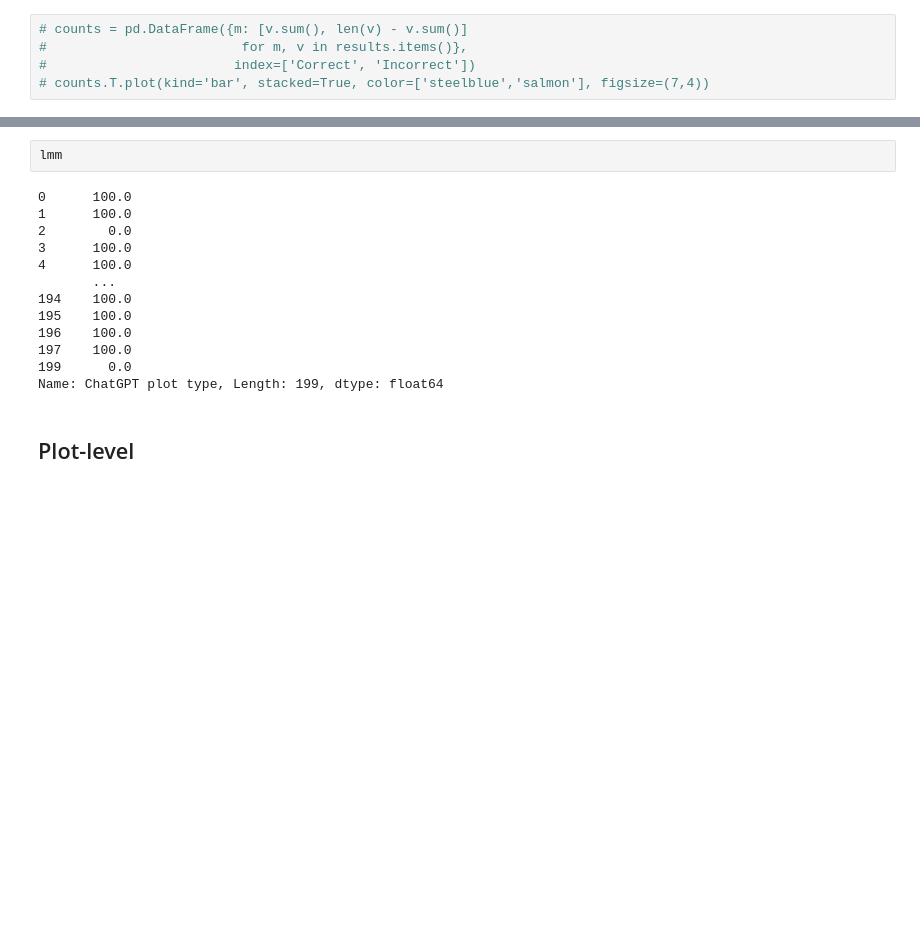
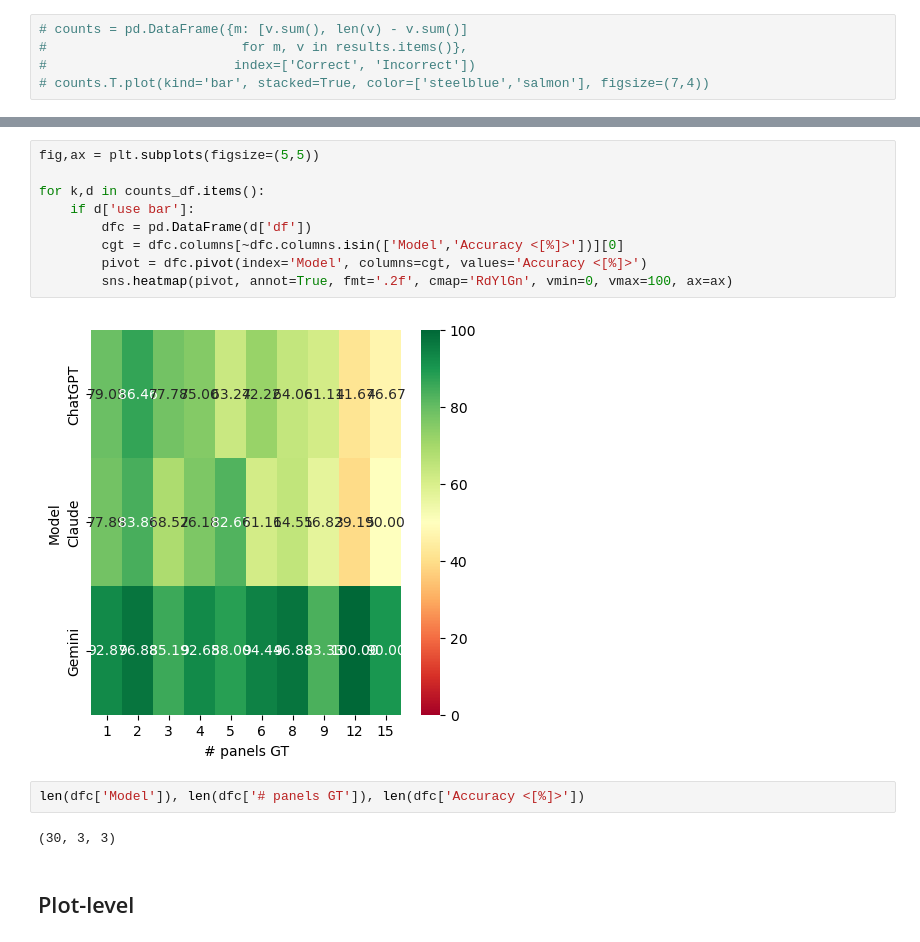
Before and after one commit to ReadingTimeMachine/LLM_VQA_MultiPanel, a Jupyter notebook: parse_lmm_outputs_to_kde_and_scatter_plots.ipynb, the cells around one changed output, grey strips where cells are left out. Drawn from its saved outputs; the diff is of its cells as text; blank space fills up the shorter version.

```diff
--- a/parse_lmm_outputs_to_kde_and_scatter_plots.ipynb
+++ b/parse_lmm_outputs_to_kde_and_scatter_plots.ipynb
@@ -541,18 +553,18 @@ SystemExit:
 # %%
-lmm
+fig,ax = plt.subplots(figsize=(5,5))
+
+for k,d in counts_df.items():
+    if d['use bar']:
+        dfc = pd.DataFrame(d['df'])
+        cgt = dfc.columns[~dfc.columns.isin(['Model','Accuracy <[%]>'])][0]
+        pivot = dfc.pivot(index='Model', columns=cgt, values='Accuracy <[%]>')
+        sns.heatmap(pivot, annot=True, fmt='.2f', cmap='RdYlGn', vmin=0, vmax=100, ax=ax)
 # %% [output]
-0      100.0
-1      100.0
-2        0.0
-3      100.0
-4      100.0
-       ...
-194    100.0
-195    100.0
-196    100.0
-197    100.0
-199      0.0
-Name: ChatGPT plot type, Length: 199, dtype: float64
+[figure, added]
+# %%
+len(dfc['Model']), len(dfc['# panels GT']), len(dfc['Accuracy <[%]>'])
+# %% [output]
+(30, 3, 3)
 # %% [markdown]
 ## Plot-level
 # %%
```
Also changed, not shown: parts of 22 cells of this notebook, 2 other files.
